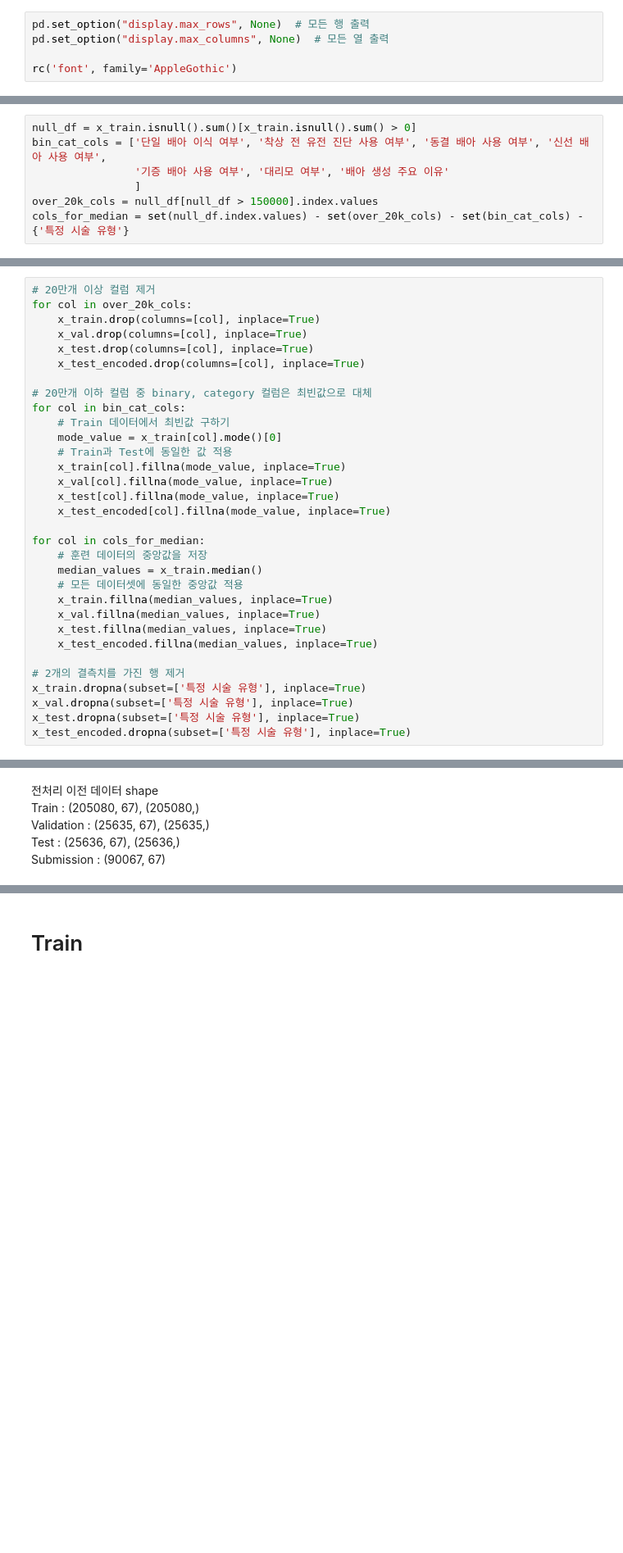
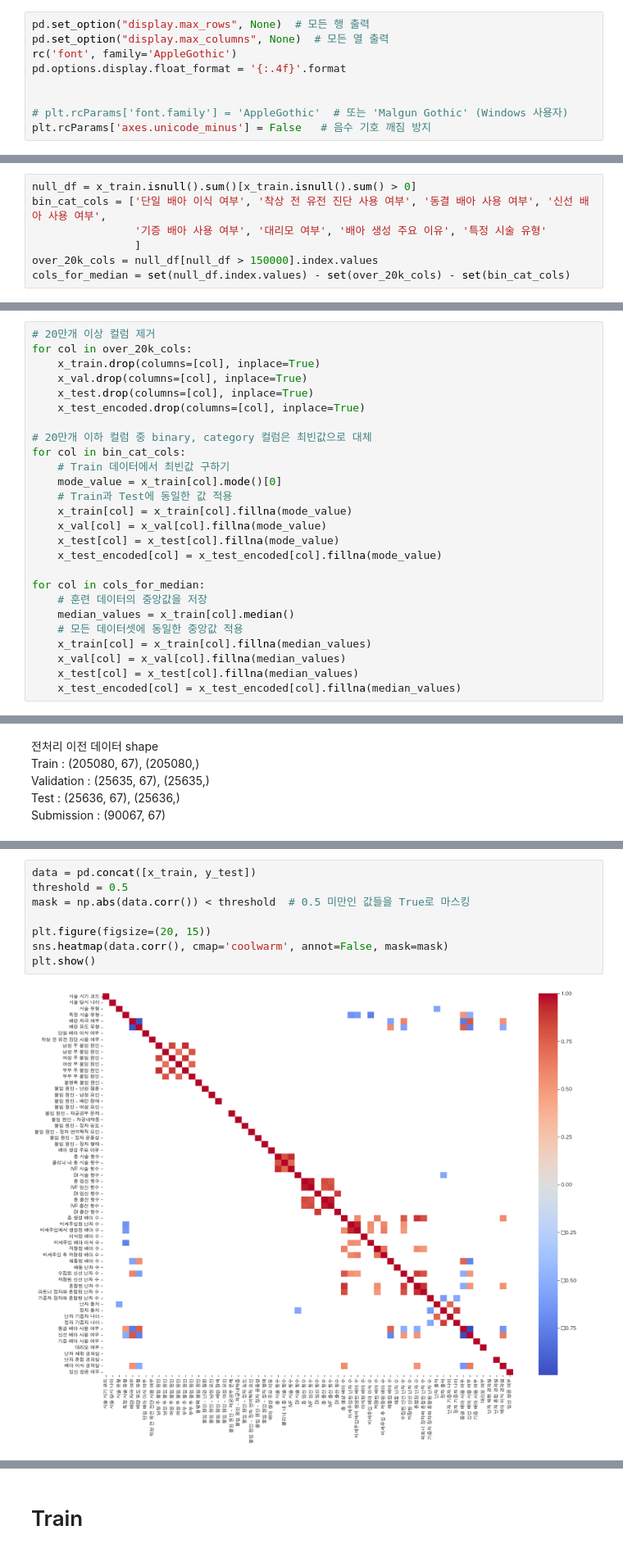
Before and after one commit to LEEINSEO-0118/LG_Aimers_Infertility, a Jupyter notebook: Code/eda.ipynb, the cells around one changed output, grey strips where cells are left out. Shown at 82% size. Cells and saved outputs as stored; diff of their text form; blank space fills up the shorter version.

```diff
--- a/Code/eda.ipynb
+++ b/Code/eda.ipynb
@@ -11,8 +11,12 @@ from matplotlib import rc
 # %%
 pd.set_option("display.max_rows", None)  # 모든 행 출력
 pd.set_option("display.max_columns", None)  # 모든 열 출력
+rc('font', family='AppleGothic')
+pd.options.display.float_format = '{:.4f}'.format
 
-rc('font', family='AppleGothic')
+
+# plt.rcParams['font.family'] = 'AppleGothic'  # 또는 'Malgun Gothic' (Windows 사용자)
+plt.rcParams['axes.unicode_minus'] = False   # 음수 기호 깨짐 방지
 # %% [markdown]
 # Data
 # %%
@@ -274,10 +277,10 @@ x_train_encoded.describe()
 # %%
 null_df = x_train.isnull().sum()[x_train.isnull().sum() > 0]
 bin_cat_cols = ['단일 배아 이식 여부', '착상 전 유전 진단 사용 여부', '동결 배아 사용 여부', '신선 배아 사용 여부',
-                '기증 배아 사용 여부', '대리모 여부', '배아 생성 주요 이유'
+                '기증 배아 사용 여부', '대리모 여부', '배아 생성 주요 이유', '특정 시술 유형'
                 ]
 over_20k_cols = null_df[null_df > 150000].index.values
-cols_for_median = set(null_df.index.values) - set(over_20k_cols) - set(bin_cat_cols) - {'특정 시술 유형'}
+cols_for_median = set(null_df.index.values) - set(over_20k_cols) - set(bin_cat_cols)
 # %%
 print(len(bin_cat_cols), bin_cat_cols)
 print(len(over_20k_cols), over_20k_cols)
@@ -302,22 +303,16 @@ for col in bin_cat_cols:
     # Train 데이터에서 최빈값 구하기
     mode_value = x_train[col].mode()[0]
     # Train과 Test에 동일한 값 적용
-    x_train[col].fillna(mode_value, inplace=True)
-    x_val[col].fillna(mode_value, inplace=True)
-    x_test[col].fillna(mode_value, inplace=True)
-    x_test_encoded[col].fillna(mode_value, inplace=True)
+    x_train[col] = x_train[col].fillna(mode_value)
+    x_val[col] = x_val[col].fillna(mode_value)
+    x_test[col] = x_test[col].fillna(mode_value)
+    x_test_encoded[col] = x_test_encoded[col].fillna(mode_value)
 
 for col in cols_for_median:
     # 훈련 데이터의 중앙값을 저장
-    median_values = x_train.median()
+    median_values = x_train[col].median()
     # 모든 데이터셋에 동일한 중앙값 적용
-    x_train.fillna(median_values, inplace=True)
-    x_val.fillna(median_values, inplace=True)
-    x_test.fillna(median_values, inplace=True)
-    x_test_encoded.fillna(median_values, inplace=True)
-
-# 2개의 결측치를 가진 행 제거
-x_train.dropna(subset=['특정 시술 유형'], inplace=True)
-x_val.dropna(subset=['특정 시술 유형'], inplace=True)
-x_test.dropna(subset=['특정 시술 유형'], inplace=True)
-x_test_encoded.dropna(subset=['특정 시술 유형'], inplace=True)
+    x_train[col] = x_train[col].fillna(median_values)
+    x_val[col] = x_val[col].fillna(median_values)
+    x_test[col] = x_test[col].fillna(median_values)
+    x_test_encoded[col] = x_test_encoded[col].fillna(median_values)
@@ -376,0 +367,10 @@ x_train[list(cols_for_std)].describe()
+# %%
+data = pd.concat([x_train, y_test])
+threshold = 0.5
+mask = np.abs(data.corr()) < threshold  # 0.5 미만인 값들을 True로 마스킹
+
+plt.figure(figsize=(20, 15))
+sns.heatmap(data.corr(), cmap='coolwarm', annot=False, mask=mask)
+plt.show()
+# %% [output]
+[figure, added]
```
Also changed, not shown: parts of 28 cells of this notebook.
